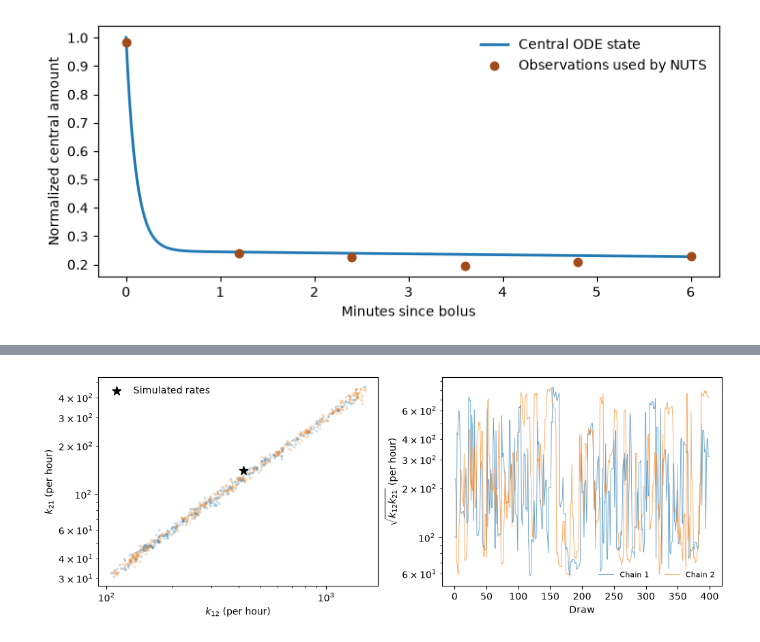
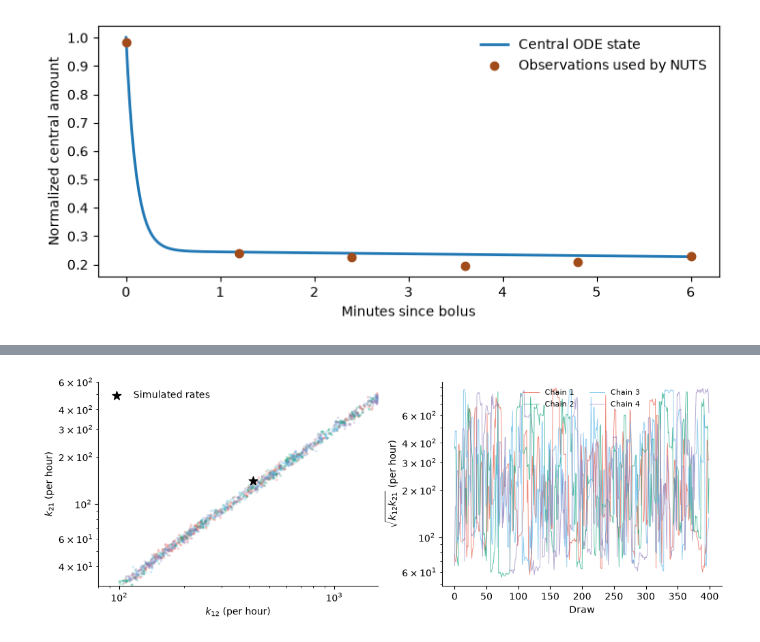
Before and after one commit to BasisResearch/dynestyx, a Jupyter notebook: docs/deep_dives/two_compartment_pk_nuts.ipynb, the cells around one changed output, grey strips where cells are left out. Saved outputs shown, nothing was run; the diff lists cells and outputs as text; code cells hidden in the pictures.

```diff
--- a/docs/deep_dives/two_compartment_pk_nuts.ipynb
+++ b/docs/deep_dives/two_compartment_pk_nuts.ipynb
@@ -38,6 +38,7 @@ from dynestyx.inference.mcmc import MCMCInference
 
 SEED = 0
 simulation_key, nuts_key = jr.split(jr.PRNGKey(SEED))
+latent_nuts_key = jr.fold_in(nuts_key, 1)
 
 K10 = 3.5  # per hour
 TRUE_RATES = jnp.array([420.0, 140.0])  # k12 and k21 per hour
@@ -112,5 +114,5 @@ The saved run used two sequential chains on one JAX device.
 # %%
-n_warmup, n_draws, n_chains = 250, 400, 2
+n_warmup, n_draws, n_chains = 250, 400, 4
 config = NUTSConfig(
     num_warmup=n_warmup,
     num_samples=n_draws,
@@ -125,3 +140,10 @@ diagnostics = inference.get_diagnostics()
+# %%
+latent_builder = dsx.LatentPathBuilder()
+latent_inference = MCMCInference(config, pk_model)
+with latent_builder:
+    latent_posterior = latent_inference.run(latent_nuts_key, obs_times, obs_values)
+latent_log_rates = np.asarray(latent_posterior["log_rates"]).reshape(n_chains, n_draws, 2)
+latent_diagnostics = latent_inference.get_diagnostics()
 # %% [markdown]
 ## Inspect the ridge
 
@@ -134,36 +160,49 @@ the chains cover the same part of the ridge.
 # %%
-log_ratio = log_rates[..., 0] - log_rates[..., 1]
-log_speed = log_rates.mean(axis=-1)
-fig, (joint, trace) = plt.subplots(1, 2, figsize=(10, 3.6), layout="constrained")
-for chain, chain_rates in enumerate(rates):
-    joint.scatter(*chain_rates.T, s=8, alpha=0.23, linewidths=0)
-    trace.plot(np.exp(log_speed[chain]), lw=0.65, alpha=0.68, label=f"Chain {chain + 1}")
+def inspect_ridge(log_rates, diagnostics, label):
+    print(label)
+    rates = np.exp(log_rates)
+    log_ratio = log_rates[..., 0] - log_rates[..., 1]
+    log_speed = log_rates.mean(axis=-1)
+    fig, (joint, trace) = plt.subplots(1, 2, figsize=(10, 3.6), layout="constrained")
+    colors = ["#E64B35", "#009E73", "#56B4E9", "#8C79B8"]
+    for chain, chain_rates in enumerate(rates):
+        joint.scatter(*chain_rates.T, s=8, alpha=0.23, linewidths=0, color=colors[chain])
+        trace.plot(np.exp(log_speed[chain]), lw=0.65, alpha=0.68, color=colors[chain], label=f"Chain {chain + 1}")
 
-joint.scatter(*TRUE_RATES, marker="*", color="black", s=90, label="Simulated rates")
-joint.set(
-    xscale="log", yscale="log",
-    xlabel=r"$k_{12}$ (per hour)", ylabel=r"$k_{21}$ (per hour)",
-)
-joint.legend(frameon=False, loc="upper left")
-trace.set(
-    yscale="log", xlabel="Draw",
-    ylabel=r"$\sqrt{k_{12}k_{21}}$ (per hour)",
-)
-trace.legend(frameon=False, ncols=2, fontsize=8)
-plt.show()
+    joint.scatter(*TRUE_RATES, marker="*", color="black", s=90, label="Simulated rates")
+    joint.set(
+        xscale="log", yscale="log",
+        xlim=np.exp([LOG_RATE_MIN[0], LOG_RATE_MAX[0]]),
+        ylim=np.exp([LOG_RATE_MIN[1], LOG_RATE_MAX[1]]),
+        xlabel=r"$k_{12}$ (per hour)", ylabel=r"$k_{21}$ (per hour)",
+    )
+    joint.legend(frameon=False, loc="upper left")
+    trace.set(
+        yscale="log", xlabel="Draw",
+        ylim=np.exp([np.mean(LOG_RATE_MIN), np.mean(LOG_RATE_MAX)]),
+        ylabel=r"$\sqrt{k_{12}k_{21}}$ (per hour)",
+    )
+    trace.legend(frameon=False, ncols=2, fontsize=8)
+    for ax in (joint, trace):
+        ax.spines[["top", "right"]].set_visible(False)
+    plt.show()
 
-for label, log_quantity in [
-    ("k12 (per hour)", log_rates[..., 0]),
-    ("k21 (per hour)", log_rates[..., 1]),
-    ("k12 / k21", log_ratio),
-    ("sqrt(k12 × k21) (per hour)", log_speed),
-]:
-    lower, median, upper = np.quantile(np.exp(log_quantity), [0.05, 0.50, 0.95])
-    print(
-        f"{label:27s} {median:7.2f} [{lower:7.2f}, {upper:7.2f}]"
-        f"   R-hat {azs.rhat(log_quantity):.3f}"
-        f"   bulk ESS {azs.ess(log_quantity, method='bulk'):.0f}"
-    )
-print("Rows report median [5%, 95%]. R-hat and ESS use log coordinates.")
-print("Divergences per chain", np.asarray(diagnostics["num_divergences"]))
+    for label, log_quantity in [
+        ("k12 (per hour)", log_rates[..., 0]),
+        ("k21 (per hour)", log_rates[..., 1]),
+        ("k12 / k21", log_ratio),
+        ("sqrt(k12 × k21) (per hour)", log_speed),
+    ]:
+        lower, median, upper = np.quantile(np.exp(log_quantity), [0.05, 0.50, 0.95])
+        print(
+            f"{label:27s} {median:7.2f} [{lower:7.2f}, {upper:7.2f}]"
+            f"   R-hat {azs.rhat(log_quantity):.3f}"
+            f"   bulk ESS {azs.ess(log_quantity, method='bulk'):.0f}"
+        )
+    print("Rows report median [5%, 95%]. R-hat and ESS use log coordinates.")
+    print("Divergences per chain", np.asarray(diagnostics["num_divergences"]))
+
+
+inspect_ridge(log_rates, diagnostics, "Default EnKF")
+inspect_ridge(latent_log_rates, latent_diagnostics, "LatentPathBuilder")
 # %% [output]
@@ -176 +210 @@ Divergences per chain [0 0]
-[figure, old version]
+[figure, new version]
```
Also changed, not shown: parts of 6 cells of this notebook.
